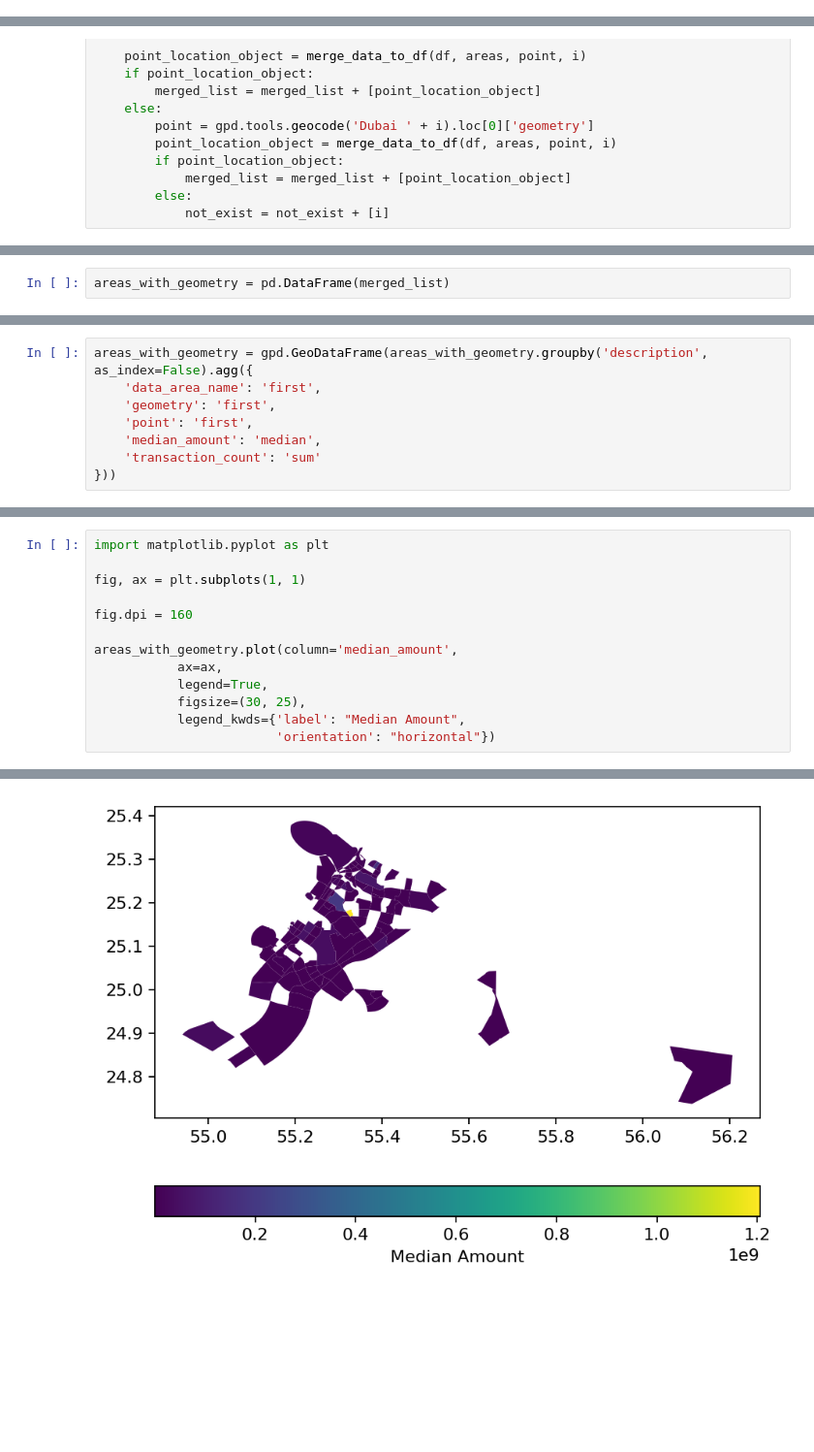
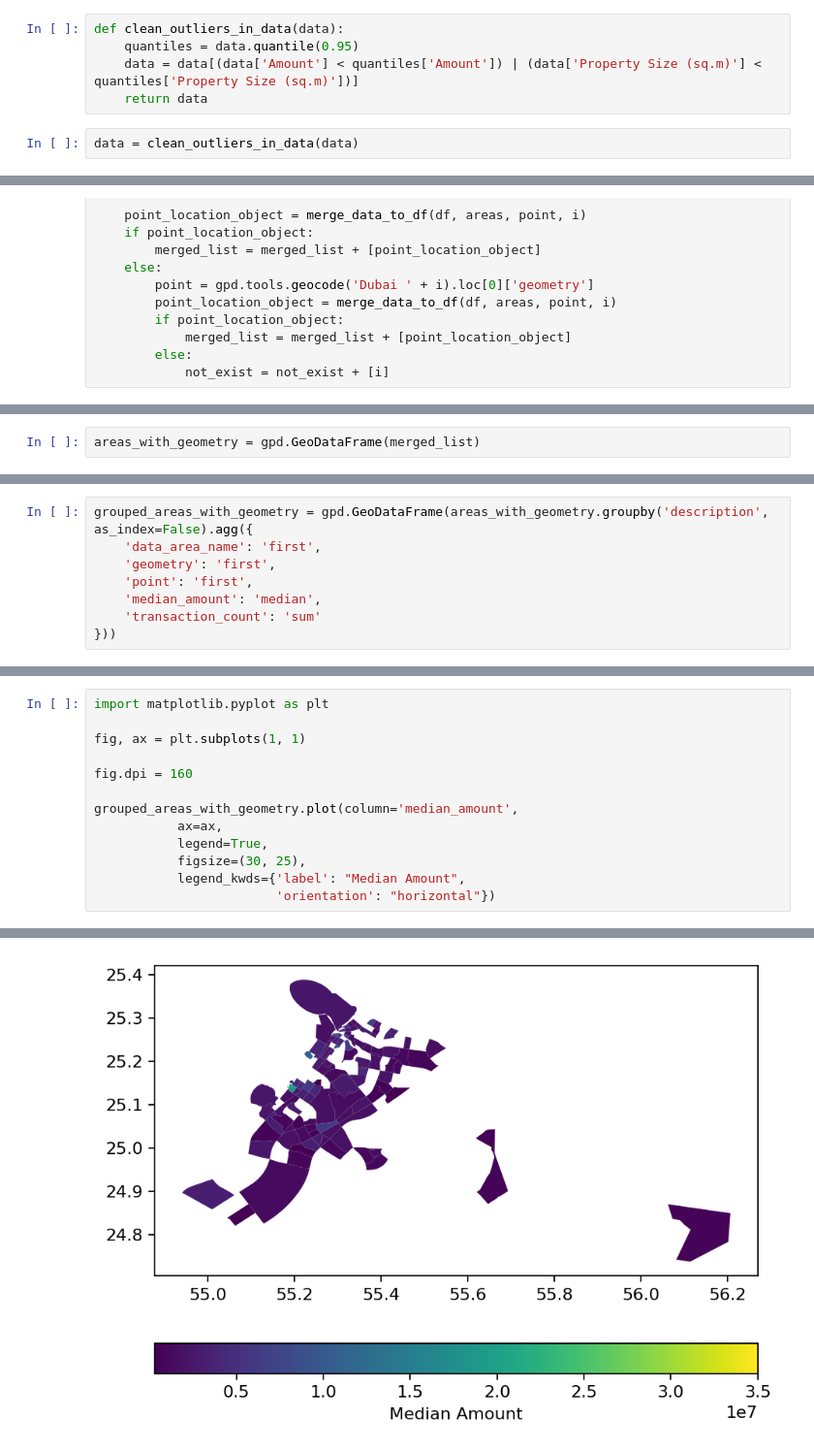
Before and after one commit to geporys/econometrics-project-assignment-hse-2022, a Jupyter notebook: KML discovery.ipynb, the cells around one changed output, grey strips where cells are left out. Shown: that part at 97% size. Saved outputs shown, nothing was run; the diff lists cells and outputs as text; blank space fills up the shorter version.

```diff
--- a/KML discovery.ipynb
+++ b/KML discovery.ipynb
@@ -42,6 +42,13 @@ gpd.tools.geocode("Dubai Silicon Oasis").explore()
 [interactive output not drawn]
 # %%
 data = pd.read_csv('transactions-2023-01-11.csv')
+# %%
+def clean_outliers_in_data(data):
+    quantiles = data.quantile(0.95)
+    data = data[(data['Amount'] < quantiles['Amount']) | (data['Property Size (sq.m)'] < quantiles['Property Size (sq.m)'])]
+    return data
+# %%
+data = clean_outliers_in_data(data)
 # %%
 areas = data[['Area', 'Amount']].groupby('Area').Amount.agg(['median', 'size'])
 areas
@@ -147,5 +134,5 @@ areas.loc[not_exist]
 # %%
-areas_with_geometry = pd.DataFrame(merged_list)
+areas_with_geometry = gpd.GeoDataFrame(merged_list)
 # %%
 areas_with_geometry
 # %% [output]
@@ -165,5 +152,5 @@ areas_with_geometry
 # %%
-areas_with_geometry = gpd.GeoDataFrame(areas_with_geometry.groupby('description', as_index=False).agg({
+grouped_areas_with_geometry = gpd.GeoDataFrame(areas_with_geometry.groupby('description', as_index=False).agg({
     'data_area_name': 'first',
     'geometry': 'first',
     'point': 'first',
@@ -178,19 +165,19 @@ areas_with_geometry['geometry'].plot()
 # %%
 import matplotlib.pyplot as plt
 
 fig, ax = plt.subplots(1, 1)
 
 fig.dpi = 160
 
-areas_with_geometry.plot(column='median_amount',
+grouped_areas_with_geometry.plot(column='median_amount',
            ax=ax,
            legend=True,
            figsize=(30, 25),
            legend_kwds={'label': "Median Amount",
                         'orientation': "horizontal"})
 # %% [output]
 <AxesSubplot: >
-[figure, old version]
+[figure, new version]
 # %%
 fig, ax = plt.subplots(1, 1)
 
```
Also changed, not shown: parts of 8 cells of this notebook, 2 other files.
